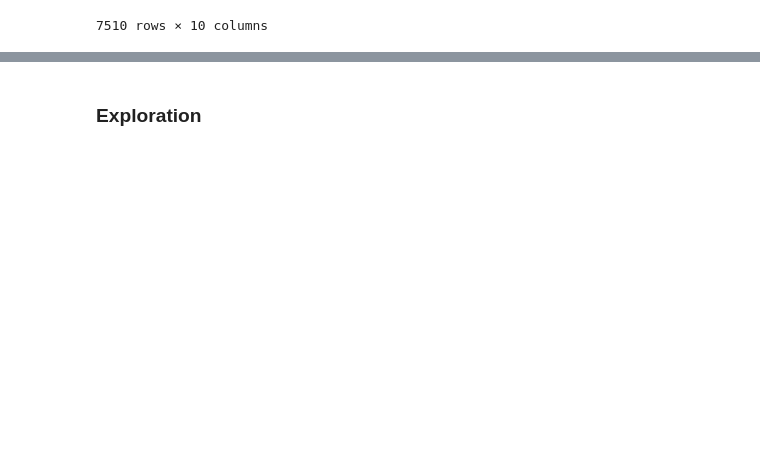
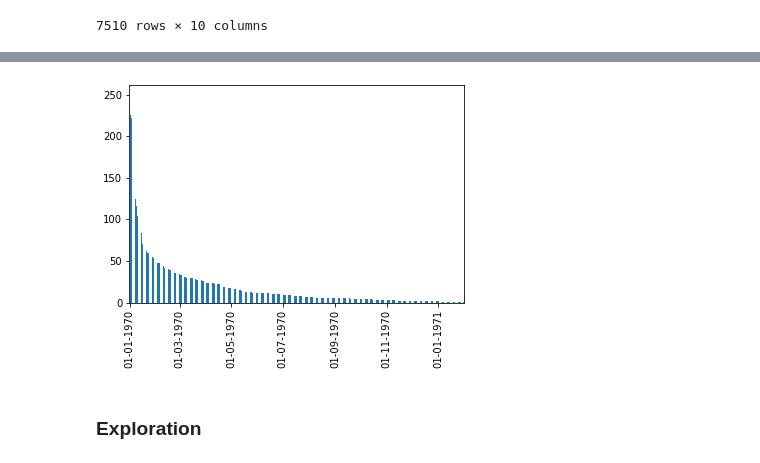
Before and after one commit to albertopuentes/small-side-projects, a Jupyter notebook: TX_trades.ipynb, the cells around one changed output, grey strips where cells are left out. Saved outputs shown, nothing was run; the diff lists cells and outputs as text; code cells hidden in the pictures; blank space fills up the shorter version.

Commit message:
chart format

```diff
--- a/TX_trades.ipynb
+++ b/TX_trades.ipynb
@@ -203,3 +196,11 @@ AttributeError: 'Text' object has no property 'step'
+# %%
+# plot YTM=0 incidents
+import matplotlib.dates as mdates
+ax = zero.plot(kind='bar')
+ax.xaxis.set_major_locator(mdates.MonthLocator(interval=2))
+ax.xaxis.set_major_formatter(mdates.DateFormatter('%d-%m-%Y'))
+# %% [output]
+[figure, added]
 # %% [markdown]
 ### Exploration
 # %%
```
Also changed, not shown: parts of 1 cell of this notebook.
